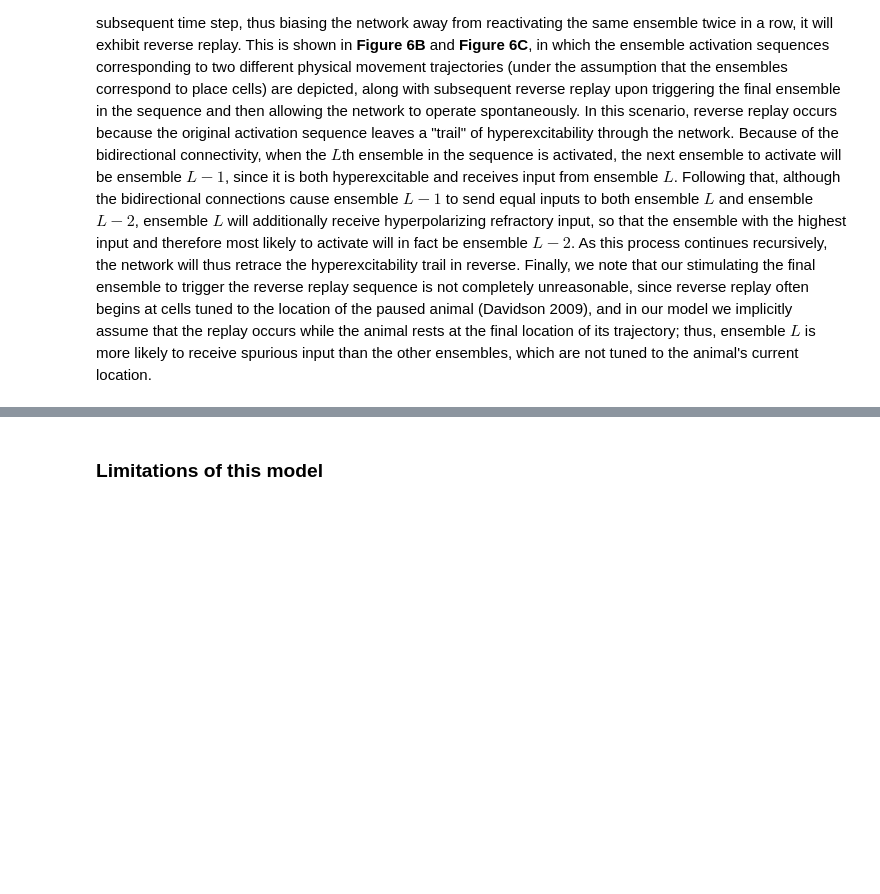
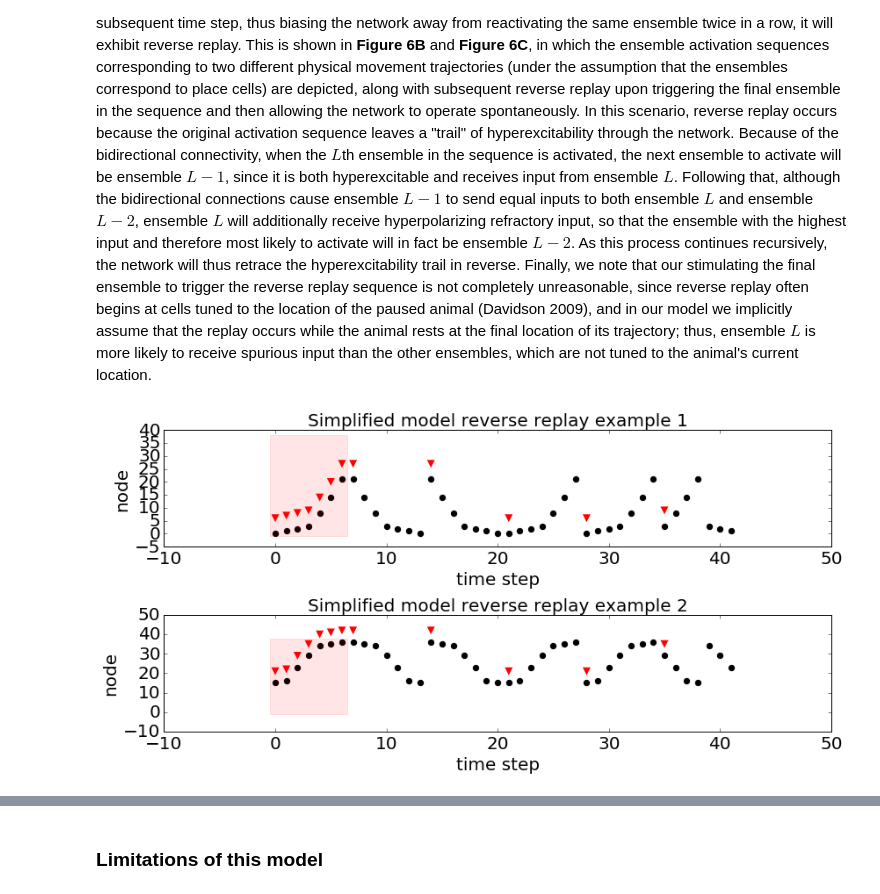
Before and after one commit to rkp8000/nothing_but_reruns, a Jupyter notebook: _paper_draft.ipynb, the cells around one changed output, grey strips where cells are left out. Saved outputs shown, nothing was run; the diff lists cells and outputs as text; code cells hidden in the pictures; blank space fills up the shorter version.

```diff
--- a/_paper_draft.ipynb
+++ b/_paper_draft.ipynb
@@ -429,0 +428,19 @@ fig_6(...)
+# %%
+%matplotlib inline
+from figures.final_paper import simplified_reverse_replay
+
+fig_7_1 = simplified_reverse_replay(
+    SEED=0,
+    LATTICE_SIZE=4,
+    G_D=40, G_W=10, G_X=20, T_X=20, G_RF=-20, T_RF=2,
+    DRIVE_SEQS=[
+        [(0, 3), (0, 5), (0, 7), (0, 9), (1, 10), (2, 11), (3, 12)],
+        [(3, 0), (3, 2), (4, 3), (5, 4), (6, 5), (6, 7), (6, 9)]
+    ],
+    TRIGGERS=[
+        [(3, 12), (3, 12), (0, 3), (0, 3), (0, 9)],
+        [(6, 9), (6, 9), (3, 0), (3, 0), (5, 4)],
+    ],
+    AX_SIZE=(12, 3), FONT_SIZE=20)
+# %% [output]
+[figure, added]
```
Also changed, not shown: parts of 3 cells of this notebook, 8 other files.
